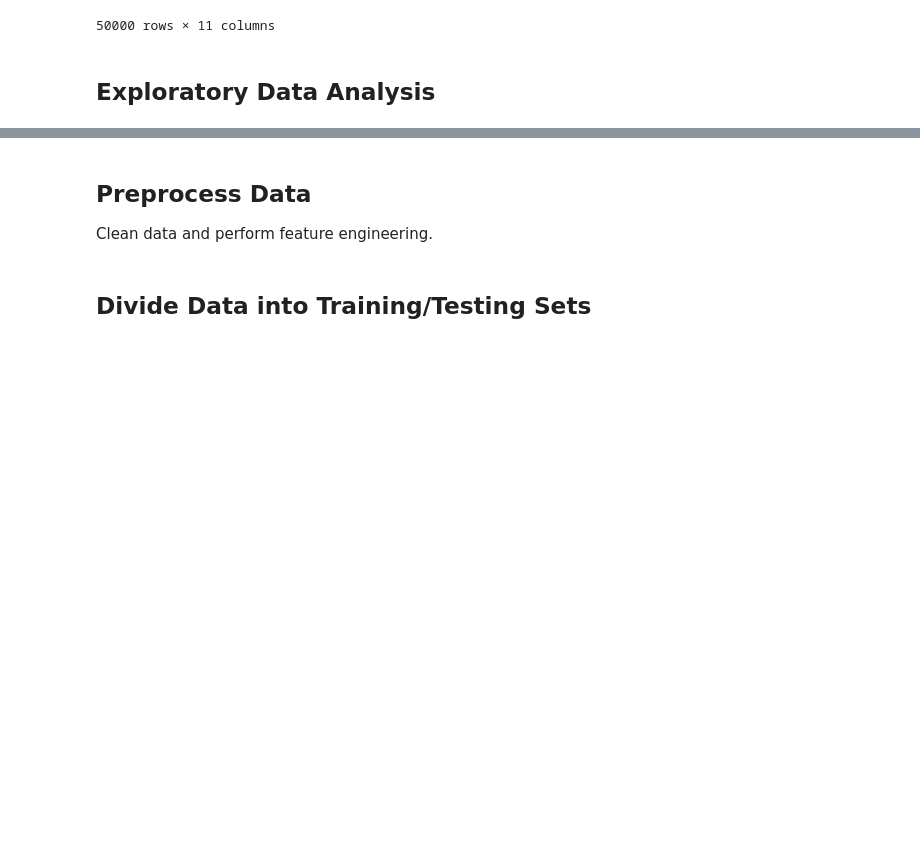
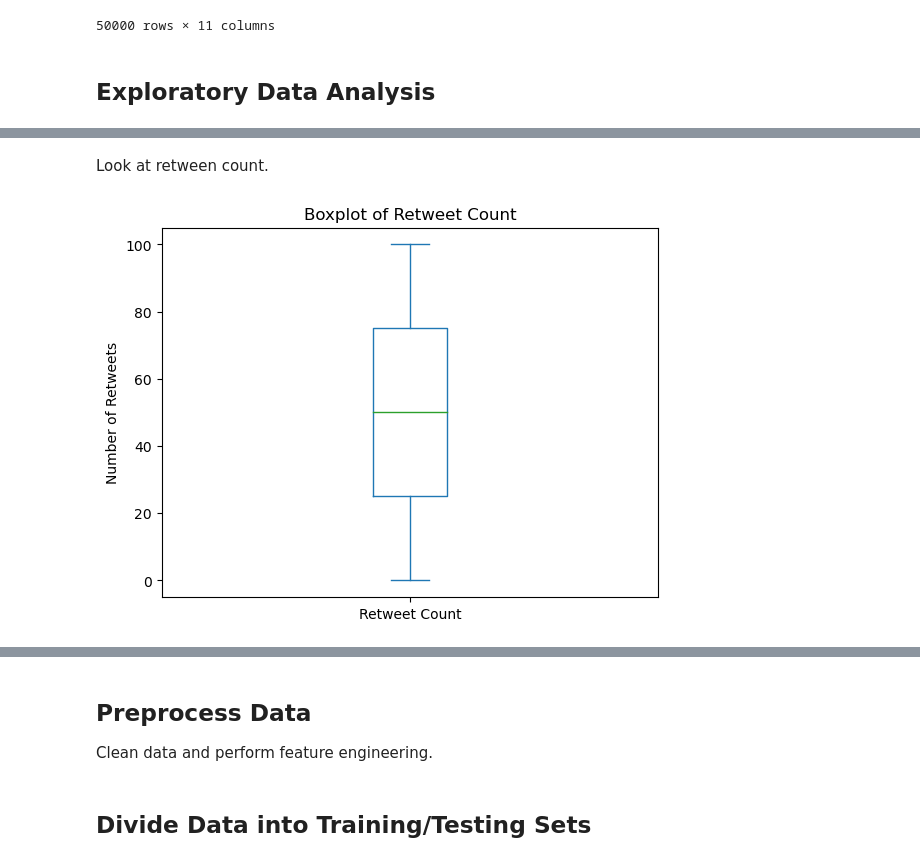
Before and after one commit to kaden-young/AppliedMLFinalProj, a Jupyter notebook: csc6621_final_project.ipynb, the cells around one changed output, grey strips where cells are left out. Drawn from its saved outputs; the diff is of its cells as text; code cells hidden in the pictures; blank space fills up the shorter version.

```diff
--- a/csc6621_final_project.ipynb
+++ b/csc6621_final_project.ipynb
@@ -32,0 +63,9 @@ df
+# %% [markdown]
+Look at retween count.
+# %%
+df.plot.box(column='Retweet Count')
+plt.title('Boxplot of Retweet Count')
+plt.ylabel('Number of Retweets')
+plt.show()
+# %% [output]
+[figure, added]
```
Also changed, not shown: parts of 19 cells of this notebook.
